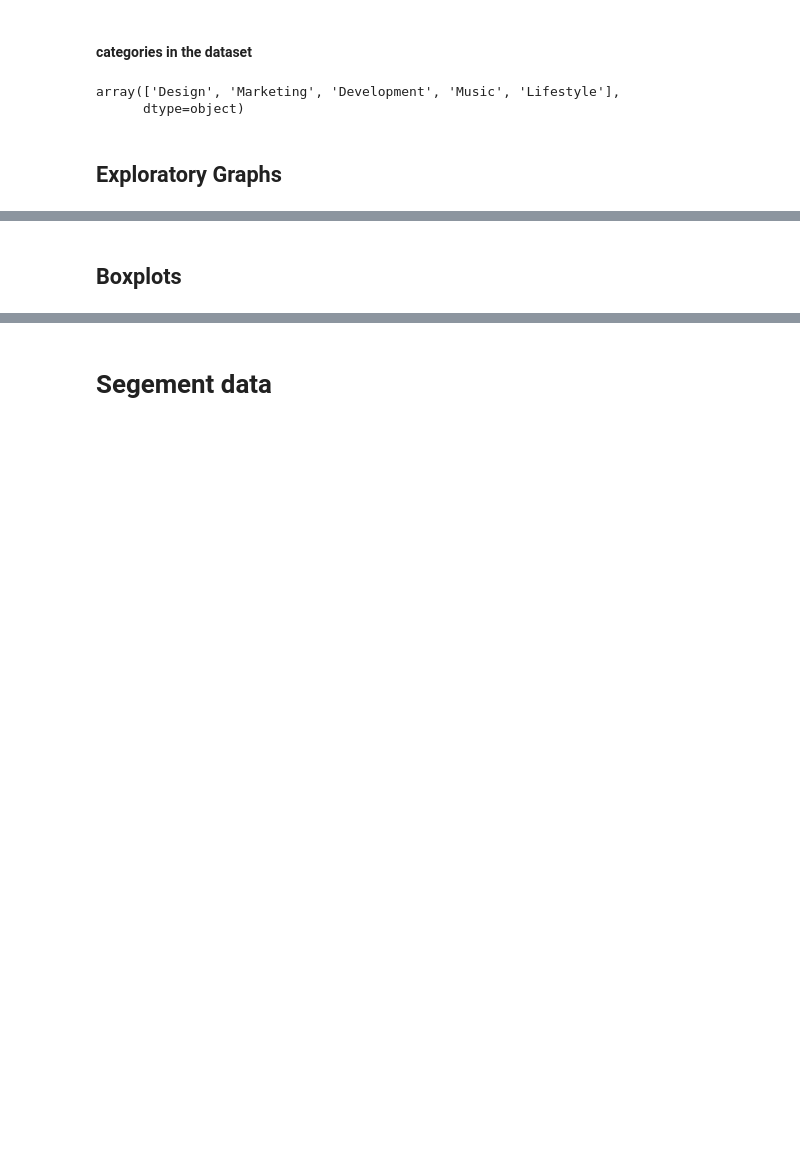
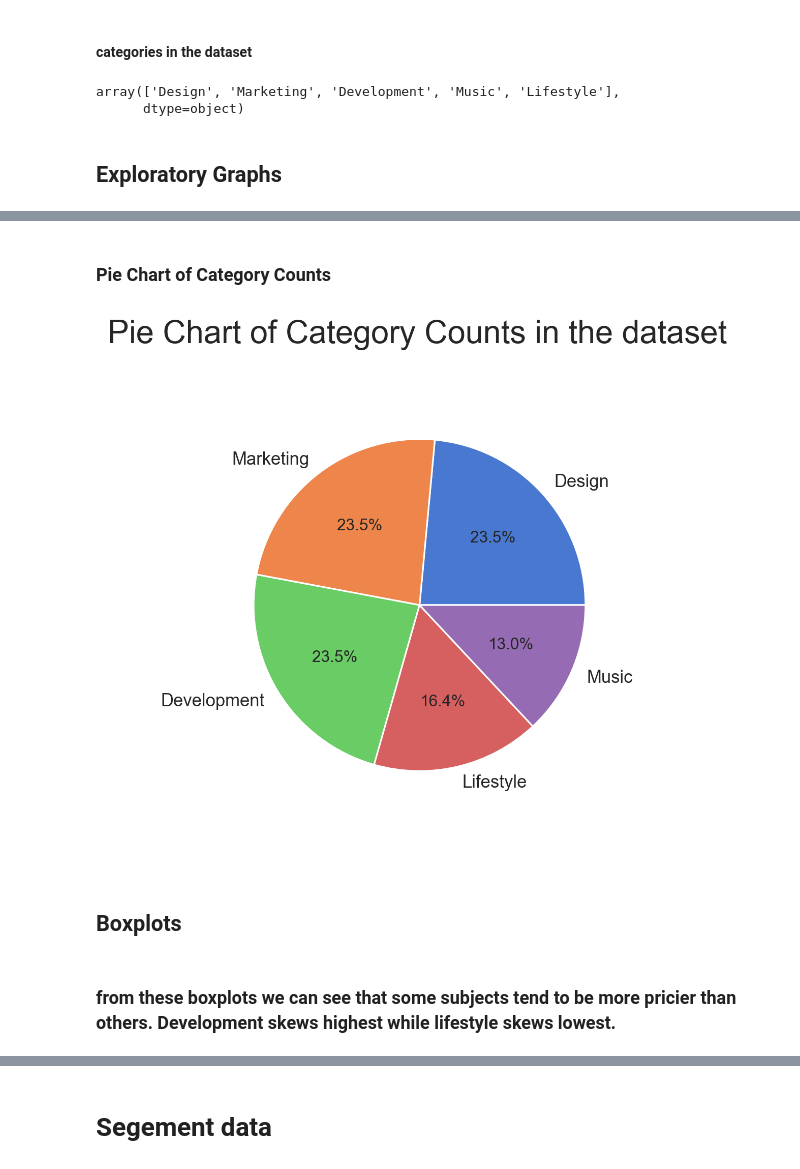
Before and after one commit to MariumS/NLP_Udemy_API, a Jupyter notebook: Full_Notebook.ipynb, the cells around one changed output, grey strips where cells are left out. Drawn from its saved outputs; the diff is of its cells as text; code cells hidden in the pictures; blank space fills up the shorter version.

```diff
--- a/Full_Notebook.ipynb
+++ b/Full_Notebook.ipynb
@@ -320,0 +380,2 @@ Name: category, dtype: int64
+# %%
+cat_counts = data['category'].value_counts().rename_axis('Category').reset_index(name='counts')
@@ -321,5 +391,32 @@ Name: category, dtype: int64
+# %% [markdown]
+### Pie Chart of Category Counts
+# %%
+
+plt.figure(figsize= (5,5), dpi = 227)
+
+plt.pie(
+    # using data total)arrests
+    cat_counts['counts'],
+    # with the labels being officer names
+    labels=cat_counts['Category'],
+    # with the percent listed as a fraction
+    autopct='%1.1f%%',
+    radius=200
+
+    )
+
+# View the plot drop above
+plt.axis('equal')
+plt.title('Pie Chart of Category Counts in the dataset', size=20)
+# View the plot
+plt.tight_layout()
+plt.show()
+# %% [output]
+[figure, added]
 # %% [markdown]
 ## Boxplots
+# %% [markdown]
+### from these boxplots we can see that some subjects tend to be more pricier than others. Development skews highest while lifestyle skews lowest.
 # %%
 %%time
 
```
Also changed, not shown: parts of 54 cells of this notebook.
